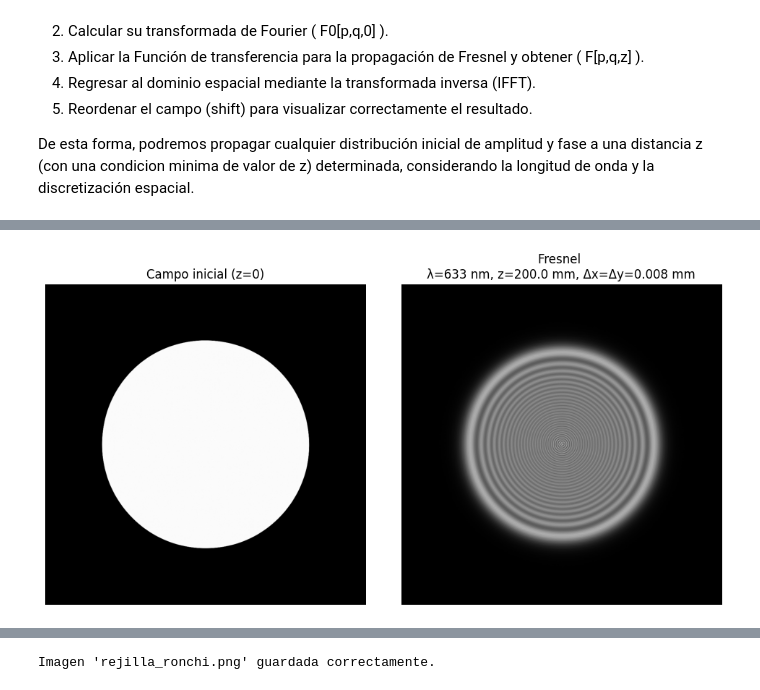
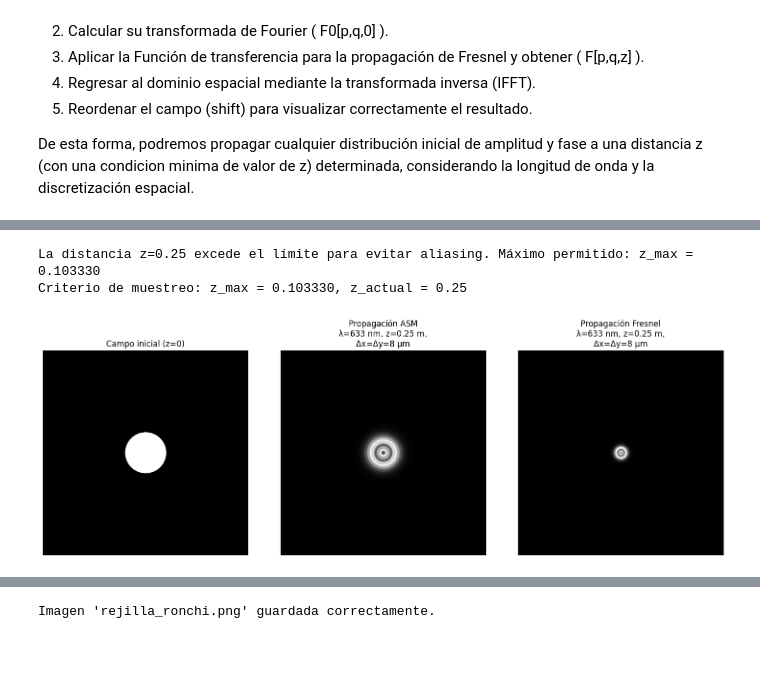
Before and after one commit to jjzm0521/Actividad_1_Instrumentos_Opticos_Difraccion, a Jupyter notebook: Actividad_1_IO.ipynb, the cells around one changed output, grey strips where cells are left out. Drawn from its saved outputs; the diff is of its cells as text; code cells hidden in the pictures; blank space fills up the shorter version.

Commit message:
Actualización
Se agregarón y restructuraron parte de la explicación del proyecto

```diff
--- a/Actividad_1_IO.ipynb
+++ b/Actividad_1_IO.ipynb
@@ -302,58 +363,76 @@ def fft_propagacion_transformada_fresnel(
 # %%
-import numpy as np
-import cv2
-import matplotlib.pyplot as plt
 
-# --- Parámetros físicos en MILÍMETROS ---
-lambda_mm = 0.000633   # 633 nm
-z_mm = 200.0           # 0.20 m
-dx_mm = dy_mm = 0.008  # 8 µm
 
-# --- Cargar imagen (escala de grises 2D) ---
-img_path = "/content/Rendija_circular.png"
+# --- Parámetros físicos ---
+lambda_ = 633e-9        # Longitud de onda (633 nm, en metros)
+z = 0.25    # Distancia de propagación (m)
+dx = dy = 8e-6           # Paso de muestreo (m)
+
+# --- Cargar imagen ---
+img_path = "/content/Apertura_circular.png"
 campo0 = cv2.imread(img_path, cv2.IMREAD_GRAYSCALE)
 if campo0 is None:
-    raise FileNotFoundError(f"No se encontró la imagen en: {img_path}")
+    raise FileNotFoundError(f"No se encontró la imagen en {img_path}")
 
-# Normaliza a [0,1]
 campo0 = campo0.astype(np.float64) / 255.0
 
-# --- Tamaños y límites físicos coherentes con el muestreo ---
+# --- Dimensiones y límites espaciales ---
 ny, nx = campo0.shape
-Lx_mm = nx * dx_mm
-Ly_mm = ny * dy_mm
-x_min, x_max = -Lx_mm/2, Lx_mm/2
-y_min, y_max = -Ly_mm/2, Ly_mm/2
+Lx = (nx - 1) * dx
+Ly = (ny - 1) * dy
+x_min, x_max = -Lx/2, Lx/2
+y_min, y_max = -Ly/2, Ly/2
 
-# Importante: tu función arma mallas con indexing="ij" (formas (nx, ny)).
-# Para que multiplique sin error, pasamos el campo como (nx, ny):
-campo0_for_fn = campo0.T  # (ny, nx) -> (nx, ny)
-
-# --- Llamada a tu función (devuelve intensidad normalizada) ---
-Iz = fft_propagacion_transformada_fresnel(
-    campo_inicial=campo0_for_fn,
+# --- Llamada a tu AS ---
+Iz = fft_propagacion_espectro_angular(
+    campo_inicial=campo0,
     nx=nx,
     ny=ny,
     x_min=x_min,
     x_max=x_max,
-    distancia_z=z_mm,
-    lambda_=lambda_mm,
+    distancia_z=z,
+    lambda_=lambda_,
+    y_min=y_min,
+    y_max=y_max
+)
+# --- Llamada a tu AS ---
+IzF = fft_propagacion_transformada_fresnel(
+    campo_inicial=campo0,
+    nx=nx,
+    ny=ny,
+    x_min=x_min,
+    x_max=x_max,
+    distancia_z=z,
+    lambda_=lambda_,
     y_min=y_min,
     y_max=y_max
 )
 
-# --- Visualización: original vs propagada ---
-plt.figure(figsize=(10,5))
-plt.subplot(1,2,1)
+
+# --- Visualización de 3 imágenes ---
+plt.figure(figsize=(15,5))
+
+# Imagen 1
+plt.subplot(1, 3, 1)
 plt.imshow(campo0, cmap="gray")
 plt.title("Campo inicial (z=0)")
 plt.axis("off")
 
-plt.subplot(1,2,2)
+# Imagen 2
+plt.subplot(1, 3, 2)
 plt.imshow(Iz, cmap="gray")
-plt.title(f"Fresnel \nλ=633 nm, z={z_mm} mm, Δx=Δy={dx_mm:.3f} mm")
+plt.title(f"Propagación ASM\nλ=633 nm, z={z} m,\nΔx=Δy={dx*1e6:.0f} µm")
 plt.axis("off")
+
+# Imagen 3
+plt.subplot(1, 3, 3)
+plt.imshow(IzF, cmap="gray")
+plt.title(f"Propagación Fresnel\nλ=633 nm, z={z} m,\nΔx=Δy={dx*1e6:.0f} µm")
+plt.axis("off")
+
 plt.tight_layout()
 plt.show()
 # %% [output]
+La distancia z=0.25 excede el límite para evitar aliasing. Máximo permitido: z_max = 0.103330
+Criterio de muestreo: z_max = 0.103330, z_actual = 0.25
-[figure, old version]
+[figure, new version]
```
Also changed, not shown: parts of 19 cells of this notebook, 1 other file.
